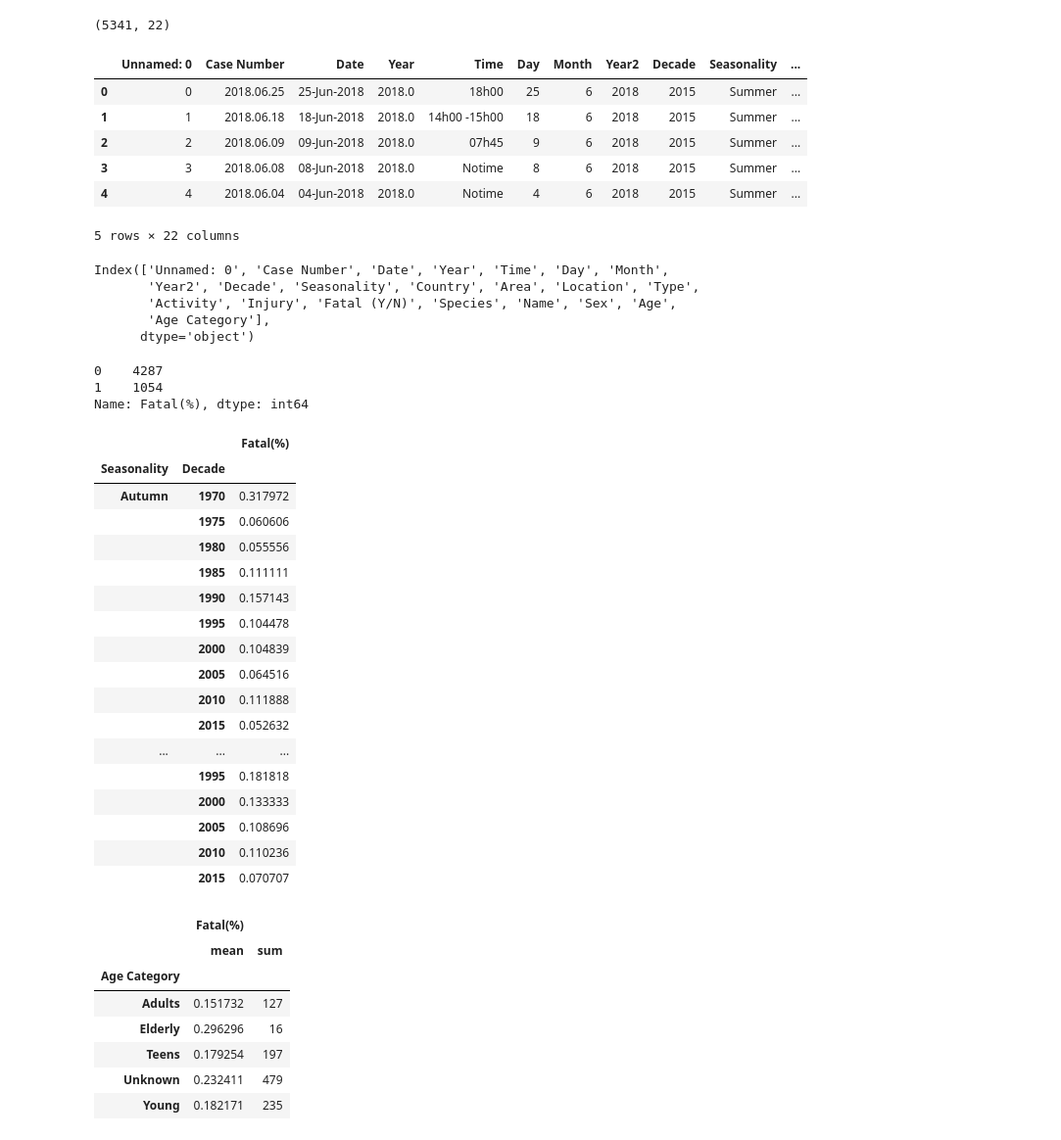
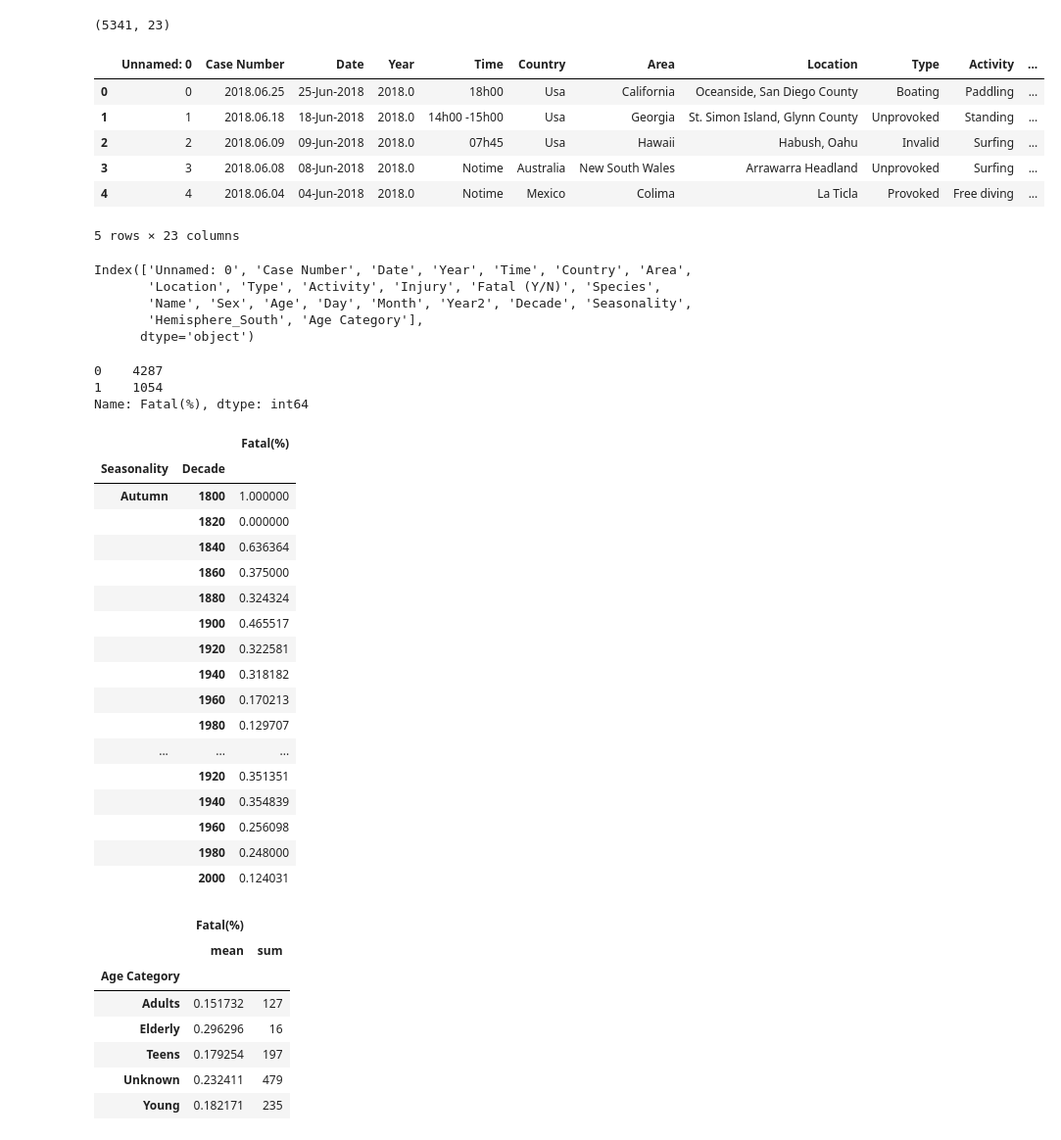
Before and after one commit to Macarena18/Data-Cleaning-Pandas, a Jupyter notebook: Analysis.ipynb, the cells around one changed output. Shown at 98% size. Saved outputs shown, nothing was run; the diff lists cells and outputs as text; code cells hidden in the pictures.

```diff
--- a/Analysis.ipynb
+++ b/Analysis.ipynb
@@ -4,25 +4,25 @@ import re
 import numpy as np
 import matplotlib.pyplot as plt
 # %%
-data=pd.read_csv('data/attacks_limpio.csv') #Incluir encoding='latin-1'o UTF-8/16 para que pueda abrir el archivo
+data=pd.read_csv('src/attacks_limpio.csv') #Incluir encoding='latin-1'o UTF-8/16 para que pueda abrir el archivo
 print(data.shape) # ver cuantas filas/columnas tiene el archivo
 data.head()
 # %% [output]
-(5341, 22)
+(5341, 23)
-|  | Unnamed: 0 | Case Number | Date | Year | Time | Day | Month | Year2 | Decade | Seasonality | ... |
-| 0 | 0 | 2018.06.25 | 25-Jun-2018 | 2018.0 | 18h00 | 25 | 6 | 2018 | 2015 | Summer | ... |
-| 1 | 1 | 2018.06.18 | 18-Jun-2018 | 2018.0 | 14h00 -15h00 | 18 | 6 | 2018 | 2015 | Summer | ... |
-| 2 | 2 | 2018.06.09 | 09-Jun-2018 | 2018.0 | 07h45 | 9 | 6 | 2018 | 2015 | Summer | ... |
-| 3 | 3 | 2018.06.08 | 08-Jun-2018 | 2018.0 | Notime | 8 | 6 | 2018 | 2015 | Summer | ... |
-| 4 | 4 | 2018.06.04 | 04-Jun-2018 | 2018.0 | Notime | 4 | 6 | 2018 | 2015 | Summer | ... |
+|  | Unnamed: 0 | Case Number | Date | Year | Time | Country | Area | Location | Type | Activity | ... |
+| 0 | 0 | 2018.06.25 | 25-Jun-2018 | 2018.0 | 18h00 | Usa | California | Oceanside, San Diego County | Boating | Paddling | ... |
+| 1 | 1 | 2018.06.18 | 18-Jun-2018 | 2018.0 | 14h00 -15h00 | Usa | Georgia | St. Simon Island, Glynn County | Unprovoked | Standing | ... |
+| 2 | 2 | 2018.06.09 | 09-Jun-2018 | 2018.0 | 07h45 | Usa | Hawaii | Habush, Oahu | Invalid | Surfing | ... |
+| 3 | 3 | 2018.06.08 | 08-Jun-2018 | 2018.0 | Notime | Australia | New South Wales | Arrawarra Headland | Unprovoked | Surfing | ... |
+| 4 | 4 | 2018.06.04 | 04-Jun-2018 | 2018.0 | Notime | Mexico | Colima | La Ticla | Provoked | Free diving | ... |
-5 rows × 22 columns
+5 rows × 23 columns
 # %%
 data.columns
 # %% [output]
-Index(['Unnamed: 0', 'Case Number', 'Date', 'Year', 'Time', 'Day', 'Month',
-       'Year2', 'Decade', 'Seasonality', 'Country', 'Area', 'Location', 'Type',
-       'Activity', 'Injury', 'Fatal (Y/N)', 'Species', 'Name', 'Sex', 'Age',
-       'Age Category'],
+Index(['Unnamed: 0', 'Case Number', 'Date', 'Year', 'Time', 'Country', 'Area',
+       'Location', 'Type', 'Activity', 'Injury', 'Fatal (Y/N)', 'Species',
+       'Name', 'Sex', 'Age', 'Day', 'Month', 'Year2', 'Decade', 'Seasonality',
+       'Hemisphere_South', 'Age Category'],
       dtype='object')
 # %%
 def fatality(value):
@@ -45,22 +45,22 @@ data.groupby(["Seasonality","Decade"]).agg({"Fatal(%)":"mean"})
 # %% [output]
 |  |  | Fatal(%) |
 | Seasonality | Decade |  |
-| Autumn | 1970 | 0.317972 |
-|  | 1975 | 0.060606 |
-|  | 1980 | 0.055556 |
-|  | 1985 | 0.111111 |
-|  | 1990 | 0.157143 |
-|  | 1995 | 0.104478 |
-|  | 2000 | 0.104839 |
-|  | 2005 | 0.064516 |
-|  | 2010 | 0.111888 |
-|  | 2015 | 0.052632 |
+| Autumn | 1800 | 1.000000 |
+|  | 1820 | 0.000000 |
+|  | 1840 | 0.636364 |
+|  | 1860 | 0.375000 |
+|  | 1880 | 0.324324 |
+|  | 1900 | 0.465517 |
+|  | 1920 | 0.322581 |
+|  | 1940 | 0.318182 |
+|  | 1960 | 0.170213 |
+|  | 1980 | 0.129707 |
 | ... | ... | ... |
-|  | 1995 | 0.181818 |
-|  | 2000 | 0.133333 |
-|  | 2005 | 0.108696 |
-|  | 2010 | 0.110236 |
-|  | 2015 | 0.070707 |
+|  | 1920 | 0.351351 |
+|  | 1940 | 0.354839 |
+|  | 1960 | 0.256098 |
+|  | 1980 | 0.248000 |
+|  | 2000 | 0.124031 |
 # %%
 age_fatal=data.groupby("Age Category").agg({"Fatal(%)":["mean","sum"]})
 age_fatal.plot.bar(rot=0, subplots=True)
```
Also changed, not shown: parts of 8 cells of this notebook, 1 other file.
